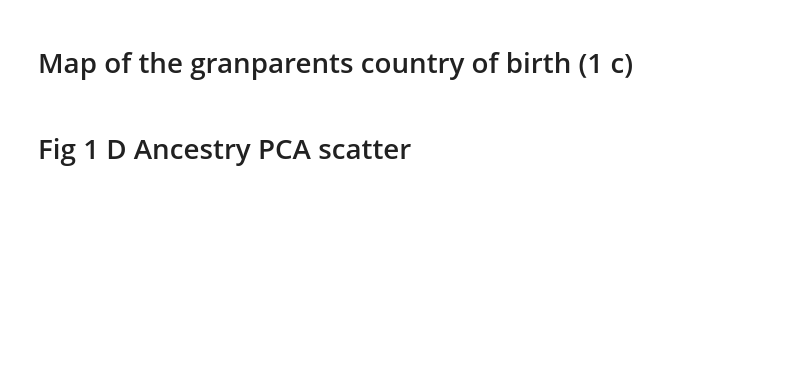
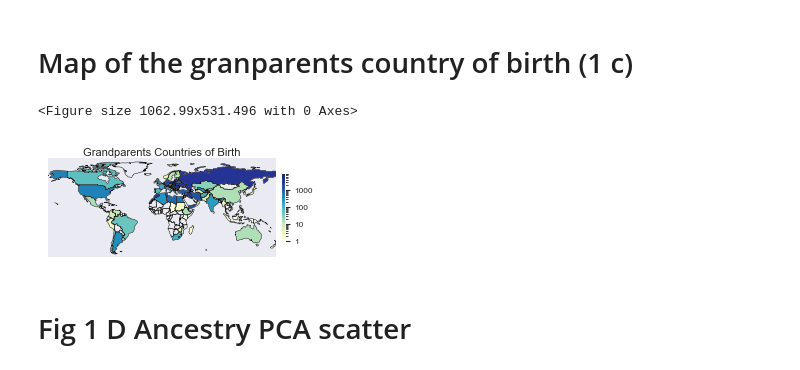
Before and after one commit to Teek101/HPP_resource_code, a Jupyter notebook: Figure1.ipynb, the cells around one changed output. Drawn from its saved outputs; the diff is of its cells as text; code cells hidden in the pictures; blank space fills up the shorter version.

```diff
--- a/Figure1.ipynb
+++ b/Figure1.ipynb
@@ -3,9 +7,5 @@
 # %%
 import matplotlib.pyplot as plt
-import pandas as pd
-import numpy as np
-from matplotlib.colors import LogNorm
-from mpl_toolkits.axes_grid1 import make_axes_locatable
 plt.rcParams['font.family'] = 'sans-serif'
 plt.rcParams['font.size'] = 7  # Global font size
 plt.rcParams['axes.titlesize'] = 7  # Title font size
@@ -15,15 +15,13 @@ plt.rcParams['ytick.labelsize'] = 6  # Y-tick font size
 plt.rcParams['legend.fontsize'] = 6  # Legend font size
 plt.rcParams['figure.titlesize'] = 7  # Figure title font size
 
-
-
 import geopandas as gpd
 import matplotlib.pyplot as plt
 import pandas as pd
 from matplotlib.colors import LogNorm
 import numpy as np
 
-countries_10k = pd.read_csv('countries.csv') #### reported grandmapents country of birth
+countries_10k = pd.read_csv('participants_countries_grandparents.csv') #### reported grandmapents country of birth
 world = gpd.read_file('ne_110m_admin_0_countries.shp') ####map template
 countries_list=countries_10k[[c for c in countries_10k.columns if 'country' in c.lower() and 'grand' in c.lower()]].values.flatten().tolist()
 len(countries_list)
@@ -47,32 +45,35 @@ height_inches = width_inches / 2  # adjust this ratio as needed
 plt.figure(figsize=(width_inches, height_inches), dpi=300)
 
 # Plot the map with heatmap
 fig, ax = plt.subplots(figsize=(width_inches, height_inches))
 
 # Plot country boundaries
 world.boundary.plot(ax=ax, color='black', linewidth=0.3)
 plot = world.plot(column='Frequency', cmap='YlGnBu', norm=norm, linewidth=0.3, edgecolor='0.8',
                   legend=True,
                   legend_kwds={'label': '', 'format': '{x:.0f}', 'shrink': 0.5, 'pad': 0.02},
                   ax=ax)
 
 # Set the limits to exclude Antarctica
 ax.set_ylim(-60, 90)
 ax.set_xlim(-170, 175)
 
 # Remove axis ticks and labels
 ax.set_xticks([])
 ax.set_yticks([])
 ax.set_xticklabels([])
 ax.set_yticklabels([])
 
 # Remove all spines
 for spine in ax.spines.values():
     spine.set_visible(False)
 
 # Set title with reduced padding
 plt.title('Grandparents Countries of Birth', fontsize=8, pad=1)
 
 # Remove additional white space when saving
-plt.savefig('map_grandparents_10k_nature.tiff', dpi=300, format='tiff', bbox_inches='tight')
-plt.savefig('map_grandparents_10k_nature.png', dpi=300, bbox_inches='tight')
+plt.savefig('map_grandparents_10k_nature_revision.tiff', dpi=300, format='tiff', bbox_inches='tight')
+plt.savefig('map_grandparents_10k_nature_revision.png', dpi=300, bbox_inches='tight')
+# %% [output]
+<Figure size 1062.99x531.496 with 0 Axes>
+[figure, added]
```
Also changed, not shown: parts of 21 cells of this notebook, 5 other files.
